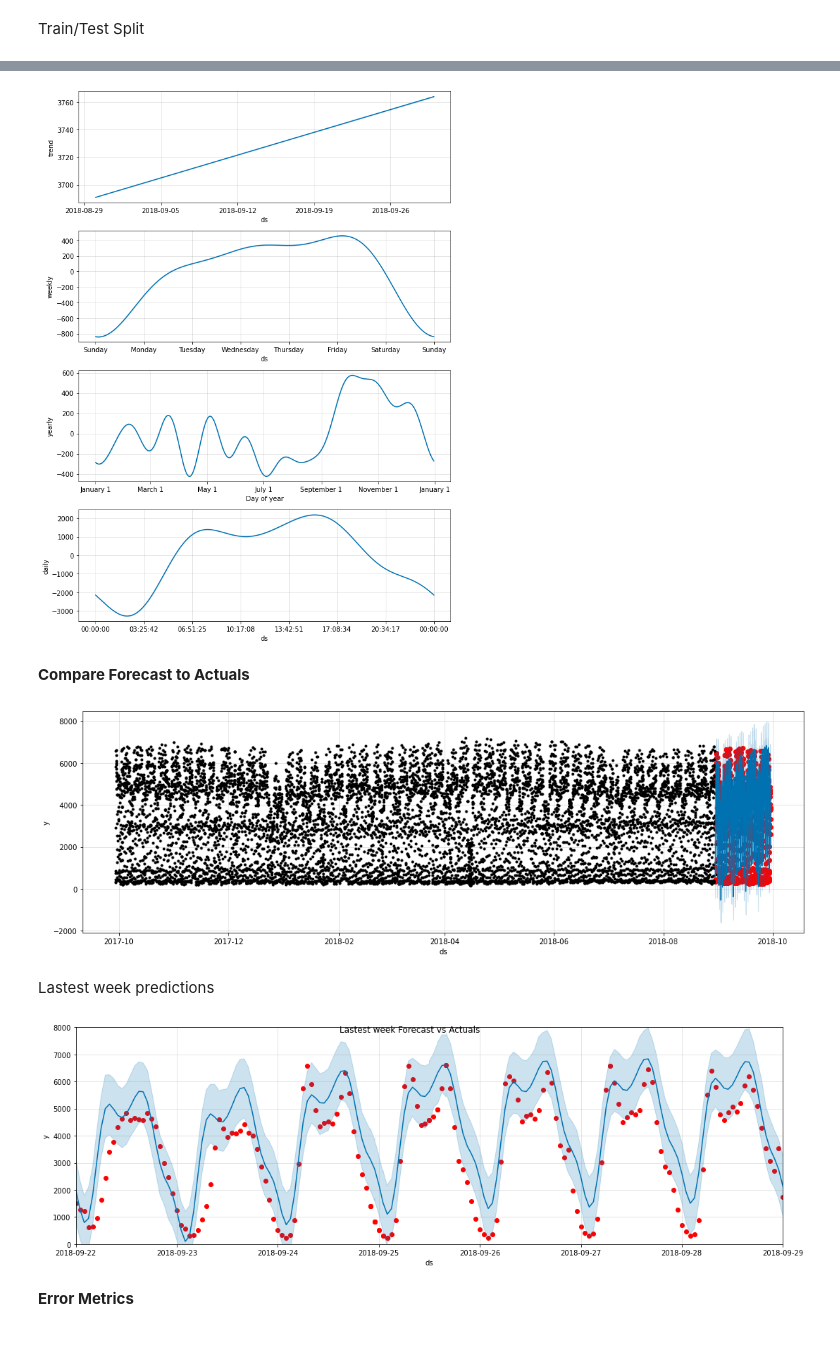
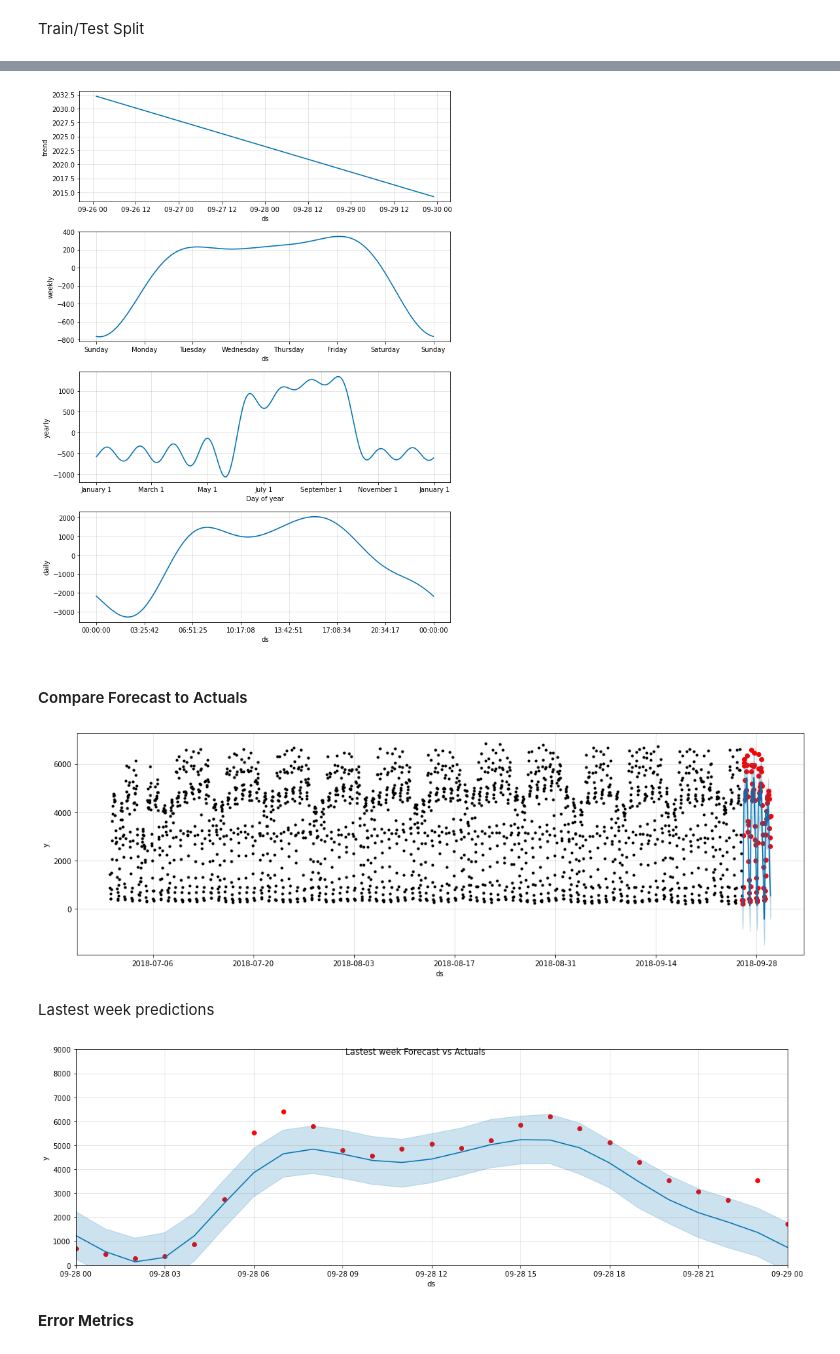
Before and after one commit to amine-akrout/Time-series-forecasting, a Jupyter notebook: Time_series_forecasting_using_Prophet.ipynb, the cells around one changed output, grey strips where cells are left out. Saved outputs shown, nothing was run; the diff lists cells and outputs as text; code cells hidden in the pictures.

```diff
--- a/Time_series_forecasting_using_Prophet.ipynb
+++ b/Time_series_forecasting_using_Prophet.ipynb
@@ -55,7 +55,7 @@ plt.show()
 # %% [markdown]
 Train/Test Split
 # %%
-split_date = '2018-08-30'
+split_date = '2018-09-26'
 ts_train = ts.loc[ts.index <= split_date].copy()
 ts_test = ts.loc[ts.index > split_date].copy()
 # %%
@@ -72,7 +70,10 @@ Simple Prophet Model
 # %%
-ts_train = ts_train.rename(columns={'date_time':'ds', 'traffic_volume':'y'})
+ts_train = ts_train.rename(columns={'traffic_volume':'y'})
+ts_test = ts_test.rename(columns={'traffic_volume':'y'})
 # %%
+%%time
 # Setup and train model
-model = Prophet(yearly_seasonality = True)
+model = Prophet(daily_seasonality=True, weekly_seasonality=True, yearly_seasonality=True)
+
 model.fit(ts_train)
 # %% [output]
@@ -80,6 +82,6 @@ model.fit(ts_train)
 # %%
 # Predict on training set with model
-ts_test_fcst = model.predict(df=ts_test.reset_index(drop=True).rename(columns={'date_time':'ds'}))
+y_pred = model.predict(df=ts_test)
 # %%
 # Plot the forecast
 f, ax = plt.subplots(1)
@@ -91,34 +93,34 @@ fig = model.plot(ts_test_fcst, ax=ax)
 # %%
 # Plot the components
-fig = model.plot_components(ts_test_fcst)
+fig = model.plot_components(y_pred)
 # %% [output]
-[figure, old version]
+[figure, new version]
 # %% [markdown]
-**Compare Forecast to Actuals**
+#### Compare Forecast to Actuals
 # %%
 # Plot the forecast with the actuals
 f, ax = plt.subplots(1)
 f.set_figheight(5)
 f.set_figwidth(15)
-ax.scatter(ts_test.index, ts_test.traffic_volume, color='r')
-fig = model.plot(ts_test_fcst, ax=ax)
+ax.scatter(ts_test.index, ts_test.y, color='r')
+fig = model.plot(y_pred, ax=ax)
 # %% [output]
-[figure, old version]
+[figure, new version]
 # %% [markdown]
 Lastest week predictions
 # %%
 # Plot the forecast with the actuals
 f, ax = plt.subplots(1)
 f.set_figheight(5)
 f.set_figwidth(15)
-ax.scatter(ts_test.index, ts_test.traffic_volume, color='r')
-fig = model.plot(ts_test_fcst, ax=ax)
-ax.set_xbound(lower= datetime.date(2018,9,22), upper=datetime.date(2018,9,29))
+ax.scatter(ts_test.index, ts_test.y, color='r')
+fig = model.plot(y_pred, ax=ax)
+ax.set_xbound(lower= datetime.date(2018,9,28), upper=datetime.date(2018,9,29))
 
-ax.set_ylim(0, 8000)
+ax.set_ylim(0, 9000)
 plot = plt.suptitle('Lastest week Forecast vs Actuals')
 # %% [output]
-[figure, old version]
+[figure, new version]
 # %% [markdown]
 **Error Metrics**
 # %%
```
Also changed, not shown: parts of 44 cells of this notebook, 1 other file.
